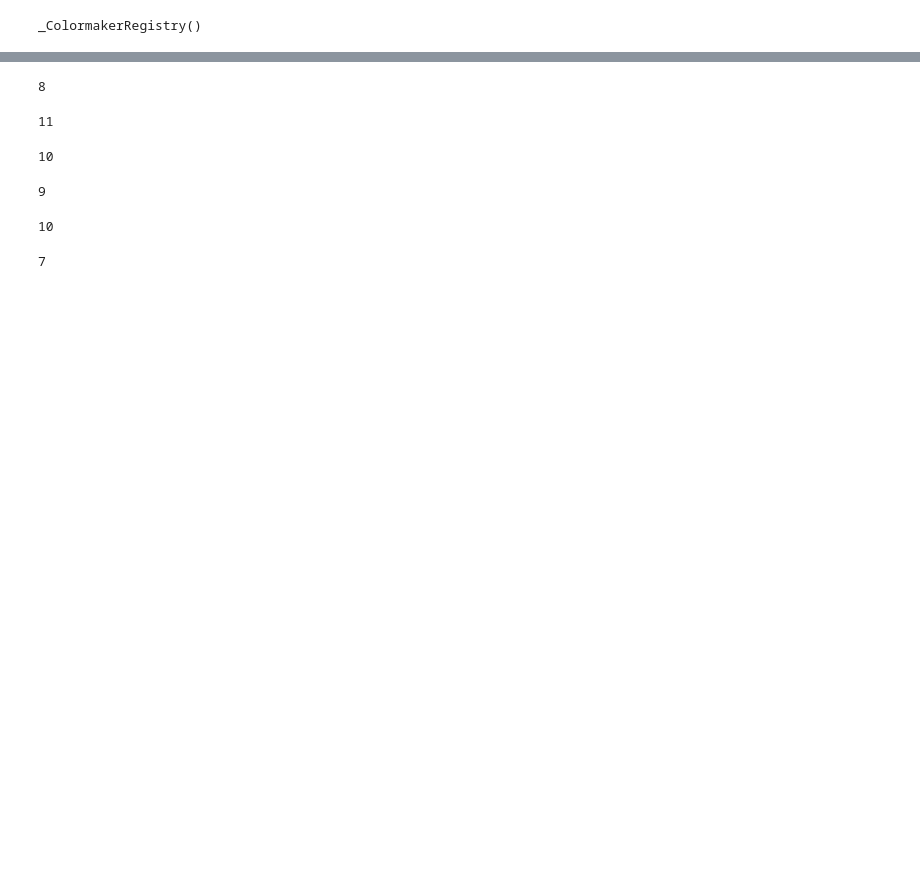
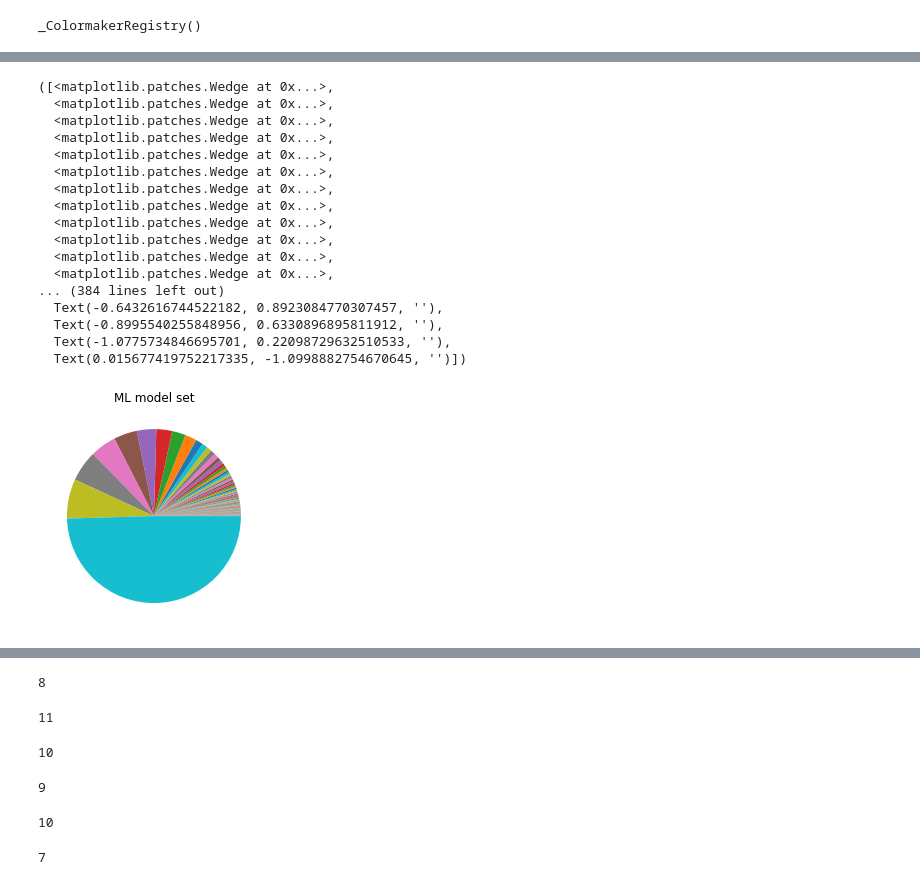
Before and after one commit to ZimmermanGroup/conformer-rl, a Jupyter notebook: generate_branched_carbons.ipynb, the cells around one changed output, grey strips where cells are left out. Cells and saved outputs as stored; diff of their text form; code cells hidden in the pictures; blank space fills up the shorter version.

```diff
--- a/generate_branched_carbons.ipynb
+++ b/generate_branched_carbons.ipynb
@@ -9,3 +9,15 @@ import numpy as np
 from utils import *
 # %% [output]
 _ColormakerRegistry()
+# %%
+import pickle
+with open('test_mol.pickle', 'rb') as fp:
+    mol = pickle.load(fp)
+
+confgen = ConformerGeneratorCustom(max_conformers=1,
+                 rmsd_threshold=None,
+                 force_field='mmff',
+                 pool_multiplier=1)
+
+energys = confgen.get_conformer_energies(mol)
+print(energys)
@@ -11,0 +42,24 @@ _ColormakerRegistry()
+# %%
+import matplotlib.pyplot as plt
+%matplotlib inline
+plt.title('ML model set')
+plt.pie(np.sort(np.exp(-(energys - energys.max()))))
+# %% [output]
+([<matplotlib.patches.Wedge at 0x...>,
+  <matplotlib.patches.Wedge at 0x...>,
+  <matplotlib.patches.Wedge at 0x...>,
+  <matplotlib.patches.Wedge at 0x...>,
+  <matplotlib.patches.Wedge at 0x...>,
+  <matplotlib.patches.Wedge at 0x...>,
+  <matplotlib.patches.Wedge at 0x...>,
+  <matplotlib.patches.Wedge at 0x...>,
+  <matplotlib.patches.Wedge at 0x...>,
+  <matplotlib.patches.Wedge at 0x...>,
+  <matplotlib.patches.Wedge at 0x...>,
+  <matplotlib.patches.Wedge at 0x...>,
+... (384 lines left out)
+  Text(-0.6432616744522182, 0.8923084770307457, ''),
+  Text(-0.8995540255848956, 0.6330896895811912, ''),
+  Text(-1.0775734846695701, 0.22098729632510533, ''),
+  Text(0.015677419752217335, -1.0998882754670645, '')])
+[figure, added]
```
Also changed, not shown: parts of 28 cells of this notebook, 15 other files.
